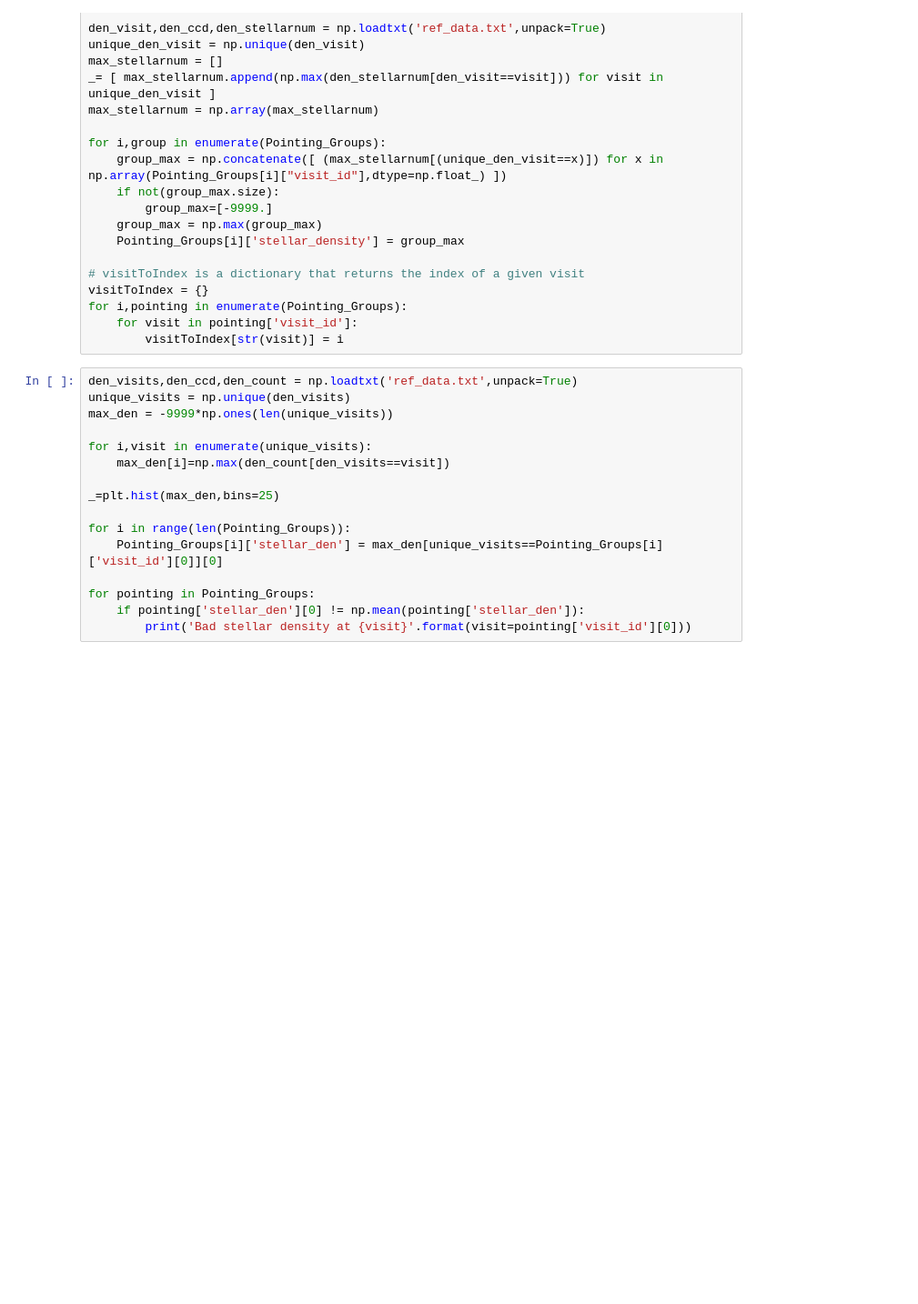
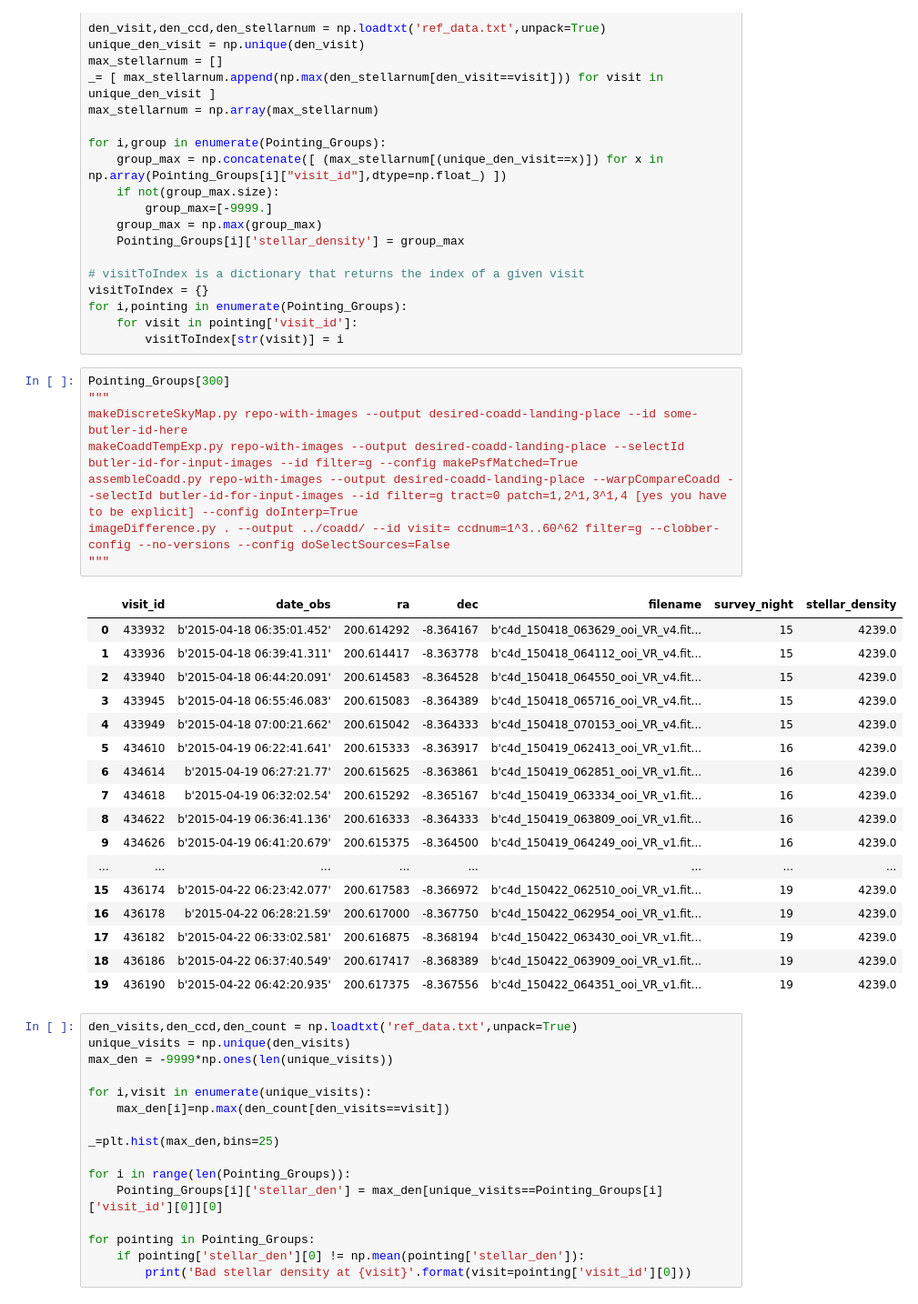
Before and after one commit to smotherh/KBMOD_paper2_data_preperation, a Jupyter notebook: pointing_metadata/NEO_Fields.ipynb, the cells around one changed output. Shown at 91% size. Drawn from its saved outputs; the diff is of its cells as text; blank space fills up the shorter version.

Commit message:
Up to date

```diff
--- a/pointing_metadata/NEO_Fields.ipynb
+++ b/pointing_metadata/NEO_Fields.ipynb
@@ -41,6 +41,32 @@ visitToIndex = {}
 for i,pointing in enumerate(Pointing_Groups):
     for visit in pointing['visit_id']:
         visitToIndex[str(visit)] = i
+# %%
+Pointing_Groups[300]
+"""
+makeDiscreteSkyMap.py repo-with-images --output desired-coadd-landing-place --id some-butler-id-here
+makeCoaddTempExp.py repo-with-images --output desired-coadd-landing-place --selectId butler-id-for-input-images --id filter=g --config makePsfMatched=True
+assembleCoadd.py repo-with-images --output desired-coadd-landing-place --warpCompareCoadd --selectId butler-id-for-input-images --id filter=g tract=0 patch=1,2^1,3^1,4 [yes you have to be explicit] --config doInterp=True
+imageDifference.py . --output ../coadd/ --id visit= ccdnum=1^3..60^62 filter=g --clobber-config --no-versions --config doSelectSources=False
+"""
+# %% [output]
+|  | visit_id | date_obs | ra | dec | filename | survey_night | stellar_density |
+| 0 | 433932 | b'2015-04-18 06:35:01.452' | 200.614292 | -8.364167 | b'c4d_150418_063629_ooi_VR_v4.fit... | 15 | 4239.0 |
+| 1 | 433936 | b'2015-04-18 06:39:41.311' | 200.614417 | -8.363778 | b'c4d_150418_064112_ooi_VR_v4.fit... | 15 | 4239.0 |
+| 2 | 433940 | b'2015-04-18 06:44:20.091' | 200.614583 | -8.364528 | b'c4d_150418_064550_ooi_VR_v4.fit... | 15 | 4239.0 |
+| 3 | 433945 | b'2015-04-18 06:55:46.083' | 200.615083 | -8.364389 | b'c4d_150418_065716_ooi_VR_v4.fit... | 15 | 4239.0 |
+| 4 | 433949 | b'2015-04-18 07:00:21.662' | 200.615042 | -8.364333 | b'c4d_150418_070153_ooi_VR_v4.fit... | 15 | 4239.0 |
+| 5 | 434610 | b'2015-04-19 06:22:41.641' | 200.615333 | -8.363917 | b'c4d_150419_062413_ooi_VR_v1.fit... | 16 | 4239.0 |
+| 6 | 434614 | b'2015-04-19 06:27:21.77' | 200.615625 | -8.363861 | b'c4d_150419_062851_ooi_VR_v1.fit... | 16 | 4239.0 |
+| 7 | 434618 | b'2015-04-19 06:32:02.54' | 200.615292 | -8.365167 | b'c4d_150419_063334_ooi_VR_v1.fit... | 16 | 4239.0 |
+| 8 | 434622 | b'2015-04-19 06:36:41.136' | 200.616333 | -8.364333 | b'c4d_150419_063809_ooi_VR_v1.fit... | 16 | 4239.0 |
+| 9 | 434626 | b'2015-04-19 06:41:20.679' | 200.615375 | -8.364500 | b'c4d_150419_064249_ooi_VR_v1.fit... | 16 | 4239.0 |
+| ... | ... | ... | ... | ... | ... | ... | ... |
+| 15 | 436174 | b'2015-04-22 06:23:42.077' | 200.617583 | -8.366972 | b'c4d_150422_062510_ooi_VR_v1.fit... | 19 | 4239.0 |
+| 16 | 436178 | b'2015-04-22 06:28:21.59' | 200.617000 | -8.367750 | b'c4d_150422_062954_ooi_VR_v1.fit... | 19 | 4239.0 |
+| 17 | 436182 | b'2015-04-22 06:33:02.581' | 200.616875 | -8.368194 | b'c4d_150422_063430_ooi_VR_v1.fit... | 19 | 4239.0 |
+| 18 | 436186 | b'2015-04-22 06:37:40.549' | 200.617417 | -8.368389 | b'c4d_150422_063909_ooi_VR_v1.fit... | 19 | 4239.0 |
+| 19 | 436190 | b'2015-04-22 06:42:20.935' | 200.617375 | -8.367556 | b'c4d_150422_064351_ooi_VR_v1.fit... | 19 | 4239.0 |
 # %%
 den_visits,den_ccd,den_count = np.loadtxt('ref_data.txt',unpack=True)
 unique_visits = np.unique(den_visits)
```
Also changed, not shown: parts of 6 cells of this notebook, 1 other file.
